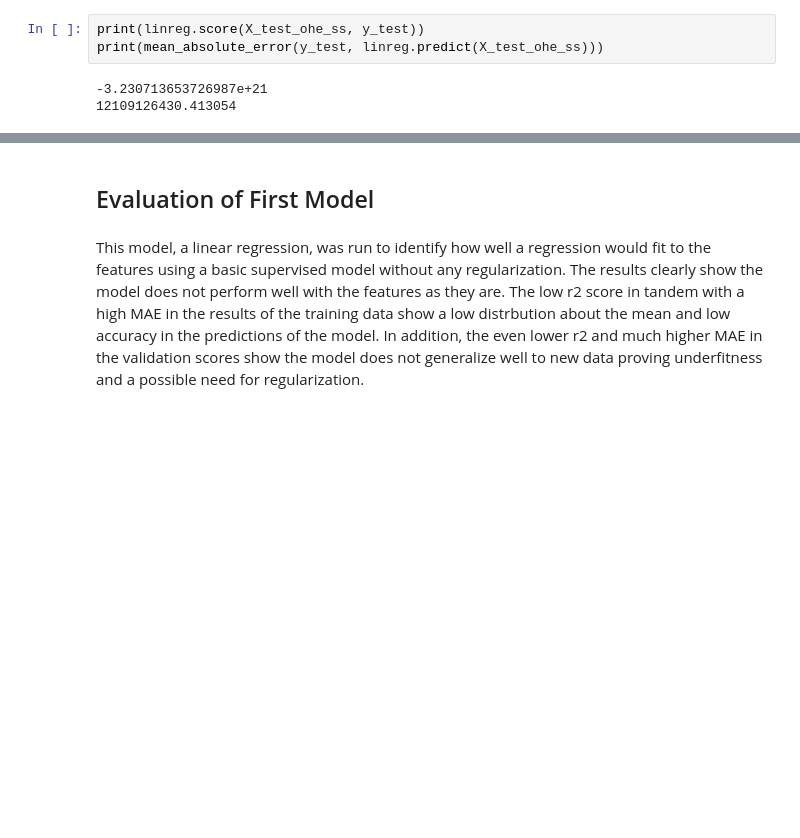
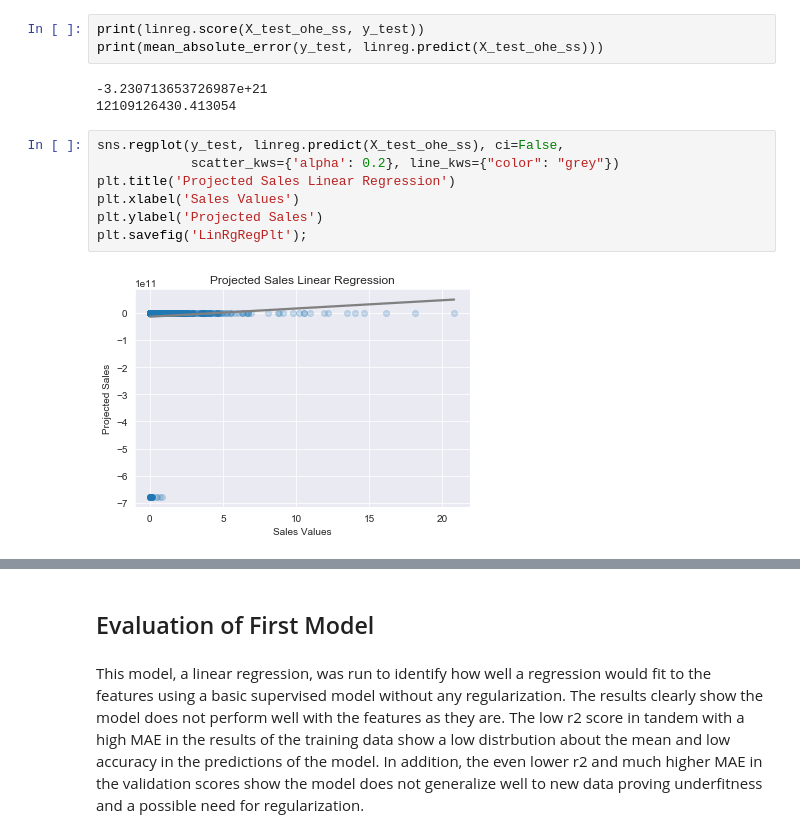
Before and after one commit to RCKettel/CapstoneProject, a Jupyter notebook: Projects/FinalNotebook.ipynb, the cells around one changed output, grey strips where cells are left out. Drawn from its saved outputs; the diff is of its cells as text; blank space fills up the shorter version.

```diff
--- a/Projects/FinalNotebook.ipynb
+++ b/Projects/FinalNotebook.ipynb
@@ -214,3 +214,12 @@ print(mean_absolute_error(y_test, linreg.predict(X_test_ohe_ss)))
 # %% [output]
 -3.230713653726987e+21
 12109126430.413054
+# %%
+sns.regplot(y_test, linreg.predict(X_test_ohe_ss), ci=False,
+            scatter_kws={'alpha': 0.2}, line_kws={"color": "grey"})
+plt.title('Projected Sales Linear Regression')
+plt.xlabel('Sales Values')
+plt.ylabel('Projected Sales')
+plt.savefig('LinRgRegPlt');
+# %% [output]
+[figure, added]
```
Also changed, not shown: parts of 5 cells of this notebook, 14 other files.
